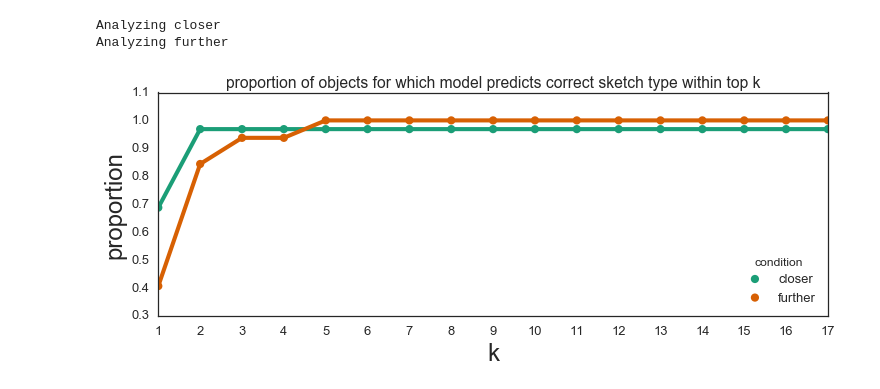
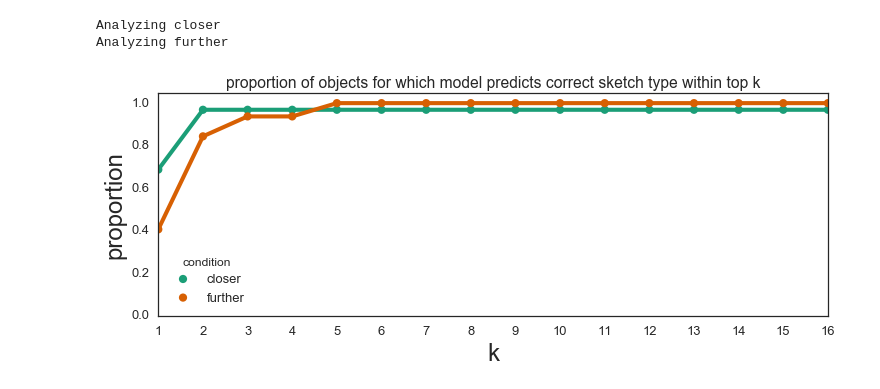
Before and after one commit to judithfan/visual_communication_in_context, a Jupyter notebook: analysis/pilot2_analysis_sketchpad_basic_recog.ipynb, the cells around one changed output. Drawn from its saved outputs; the diff is of its cells as text; code cells hidden in the pictures.

```diff
--- a/analysis/pilot2_analysis_sketchpad_basic_recog.ipynb
+++ b/analysis/pilot2_analysis_sketchpad_basic_recog.ipynb
@@ -797,6 +807,8 @@ groupby(['trueCondition','predCondition']).\
 apply(lambda x: np.sum(np.exp(x)))
 
 ## plot it
+colors = sns.color_palette("Dark2")
+sns.set_context('poster')
 Y = pd.DataFrame(PP)
 Y.reset_index(inplace=True)
 g = sns.factorplot(x="trueCondition",
@@ -806,4 +818,6 @@ g = sns.factorplot(x="trueCondition",
                    size=6, kind="bar", palette=colors)
 plt.ylim([0,1])
 plt.axhline(0.5,linestyle=':',color='k')
+plt.ylabel('model probability',fontsize=24)
+plt.xlabel('true condition',fontsize=24)
 plt.savefig('./plots/context_effect_by_condition_bars_{}.pdf'.format(this_model))
@@ -809,0 +826,6 @@ plt.savefig('./plots/context_effect_by_condition_bars_{}.pdf'.format(this_model)
+# %%
+PP = predictives.groupby(['trueSketch', 'predSketch'])['modelProb'].\
+apply(lambda x: reduce(sumlogprob,x) - np.log(len(x))).\
+groupby(['trueSketch','predSketch']).\
+apply(lambda x: np.sum(np.exp(x)))
+PP.shape
@@ -809,0 +834,4 @@ plt.savefig('./plots/context_effect_by_condition_bars_{}.pdf'.format(this_model)
+# %%
+PP = pd.DataFrame(PP)
+PP.reset_index(inplace=True)
+print PP[PP['trueSketch']=='closer_basset']['modelProb'].sum() ## should be close to 1
@@ -809,0 +840,25 @@ plt.savefig('./plots/context_effect_by_condition_bars_{}.pdf'.format(this_model)
+# %%
+close_pref = []
+far_pref = []
+congruent_pref = []
+for i,obj in enumerate(obj_list):
+
+    ## TCPC = "true close; predicted close"
+    ## TCPF = "true close; predicted far"
+    ## TFPF = "true far; predicted far"
+    ## TFPC = "true far: predicted close"
+    TCPC = PP[(PP['trueSketch']=='closer_{}'.format(obj)) &\
+              (PP['predSketch']=='closer_{}'.format(obj))]['modelProb'].values[0]
+    TCPF = PP[(PP['trueSketch']=='closer_{}'.format(obj)) &\
+              (PP['predSketch']=='further_{}'.format(obj))]['modelProb'].values[0]
+    TFPF = PP[(PP['trueSketch']=='further_{}'.format(obj)) &\
+              (PP['predSketch']=='further_{}'.format(obj))]['modelProb'].values[0]
+    TFPC = PP[(PP['trueSketch']=='further_{}'.format(obj)) &\
+              (PP['predSketch']=='closer_{}'.format(obj))]['modelProb'].values[0]
+
+    close_pref.append(np.log(TCPC) - np.log(TCPF))
+    far_pref.append(np.log(TFPF) - np.log(TFPC))
+    congruent_pref.append(np.log(TCPC) - np.log(TCPF) + np.log(TFPF) - np.log(TFPC))
+#     close_pref.append(TCPC/TCPF)
+#     far_pref.append(TFPF/TFPC)
+#     congruent_pref.append((TCPC*TFPF)/(TCPF*TFPC))
@@ -852,14 +922,15 @@ Analyzing closer
 Analyzing further
 # %%
 ## plot it
-krange = 16 ## how many values of k to plot
+krange = 15 ## how many values of k to plot
 sns.set_context('talk')
 fig = plt.figure(figsize=(12,4))
 sns.pointplot(x='k',y='prop',hue='condition',data=D,markers='.',palette=colors)
 plt.xlim([0,krange])
 plt.ylabel('proportion',fontsize=24)
 plt.xlabel('k',fontsize=24)
 plt.title('proportion of objects for which model predicts correct sketch type within top k')
+plt.ylim([0,1.05])
 plt.savefig('./plots/proportion_correct_sketch_type_in_top_k_{}.pdf'.format(this_model))
 # %% [output]
-[figure, old version]
+[figure, new version]
```
Also changed, not shown: parts of 10 cells of this notebook.
